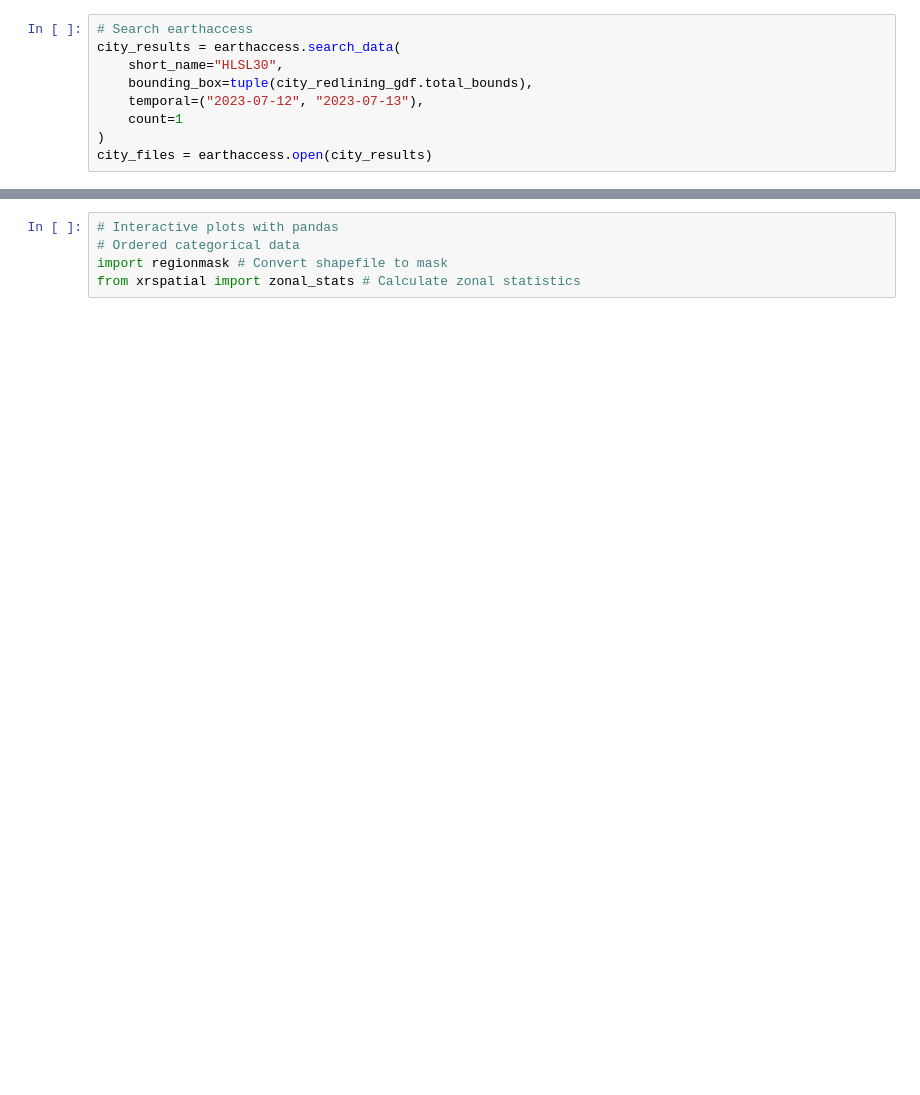
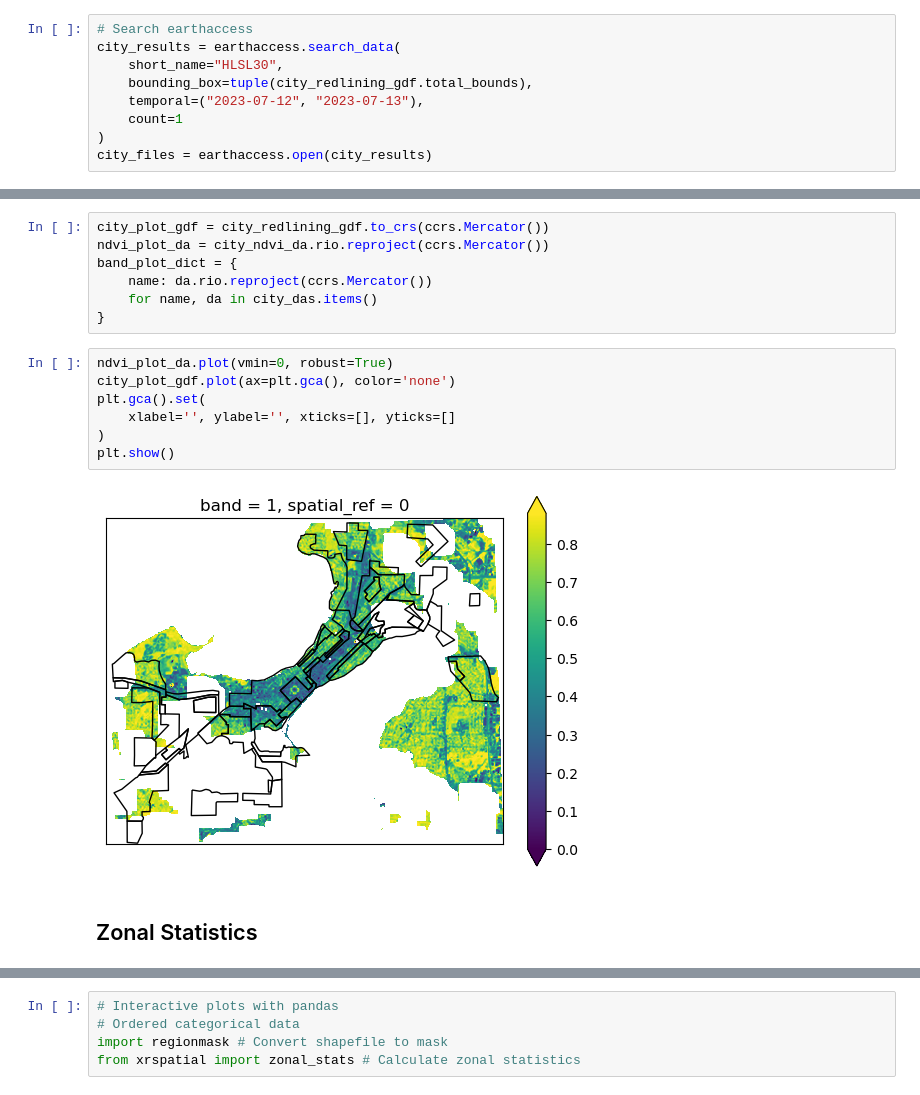
Before and after one commit to earthlab-education/fundamentals-04-redlining-byandell, a Jupyter notebook: notebooks/madison.ipynb, the cells around one changed output, grey strips where cells are left out. Cells and saved outputs as stored; diff of their text form; blank space fills up the shorter version.

```diff
--- a/notebooks/madison.ipynb
+++ b/notebooks/madison.ipynb
@@ -361,3 +161,21 @@ we have redlining information.
+# %%
+city_plot_gdf = city_redlining_gdf.to_crs(ccrs.Mercator())
+ndvi_plot_da = city_ndvi_da.rio.reproject(ccrs.Mercator())
+band_plot_dict = {
+    name: da.rio.reproject(ccrs.Mercator())
+    for name, da in city_das.items()
+}
+# %%
+ndvi_plot_da.plot(vmin=0, robust=True)
+city_plot_gdf.plot(ax=plt.gca(), color='none')
+plt.gca().set(
+    xlabel='', ylabel='', xticks=[], yticks=[]
+)
+plt.show()
+# %% [output]
+[figure, added]
+# %% [markdown]
+## Zonal Statistics
 # %%
 import os # Reproducible file paths
 import re # Extract metadata from file names
```
Also changed, not shown: parts of 58 cells of this notebook.
